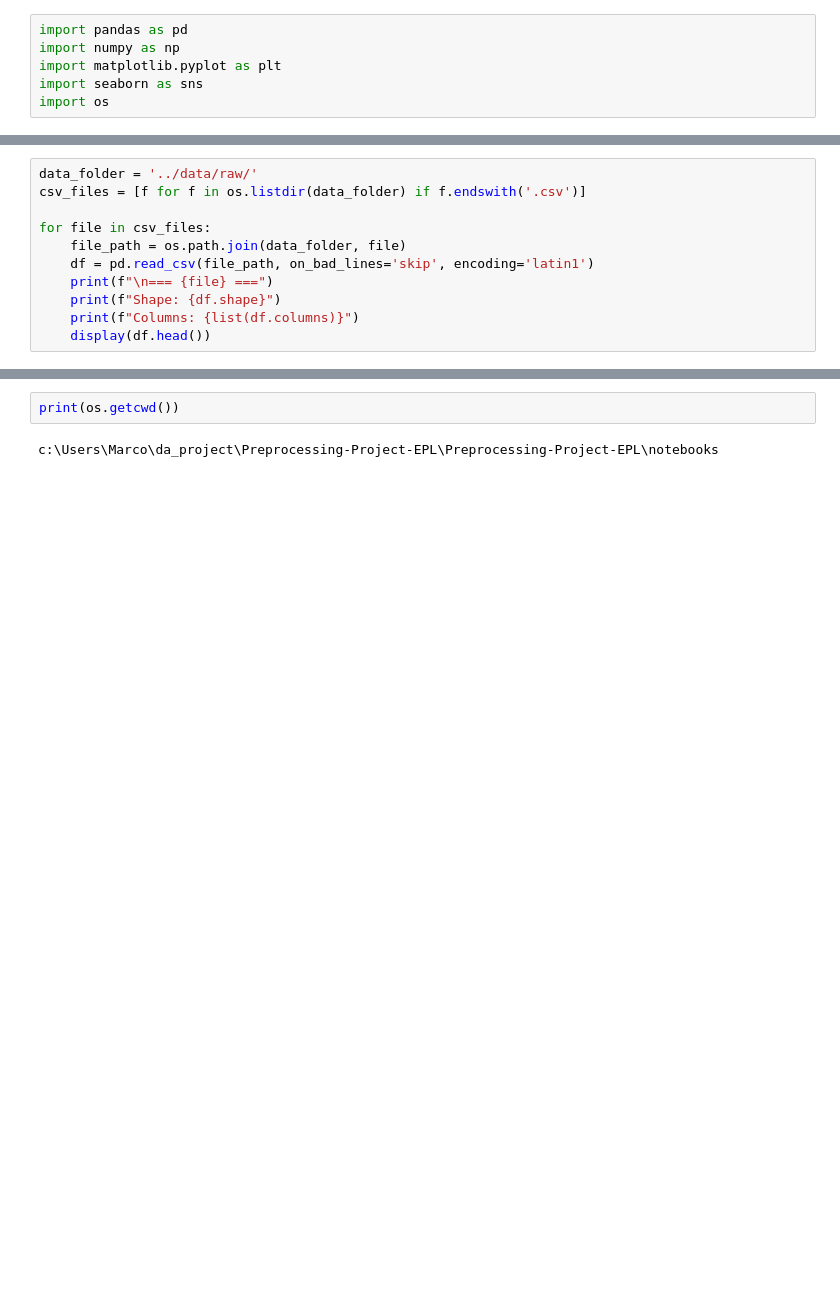
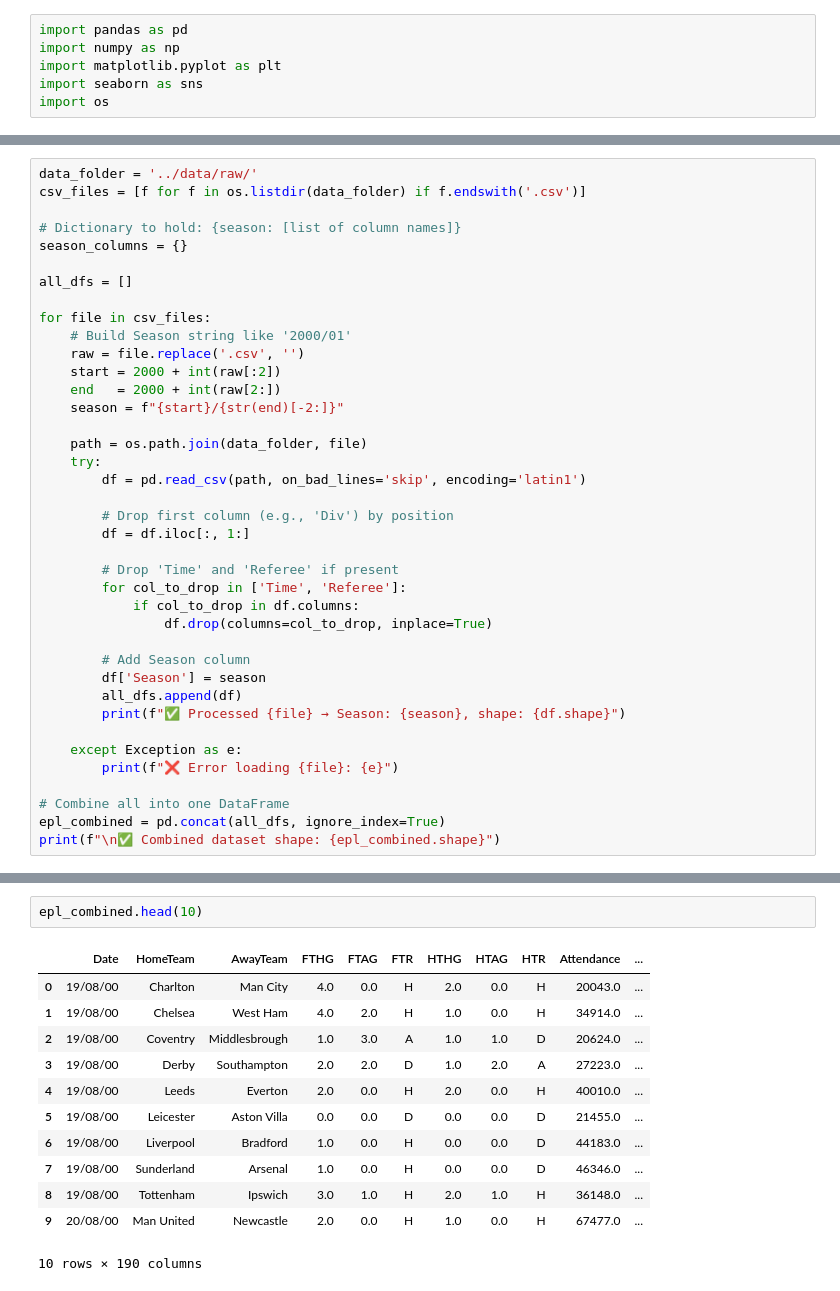
Before and after one commit to marcohuiii/Preprocessing-Project-EPL, a Jupyter notebook: notebooks/preprocessing.ipynb, the cells around one changed output, grey strips where cells are left out. Saved outputs shown, nothing was run; the diff lists cells and outputs as text; blank space fills up the shorter version.

Commit message:
Add preprocessing notebook

```diff
--- a/notebooks/preprocessing.ipynb
+++ b/notebooks/preprocessing.ipynb
@@ -14,11 +14,39 @@ import os
 data_folder = '../data/raw/'
 csv_files = [f for f in os.listdir(data_folder) if f.endswith('.csv')]
 
+# Dictionary to hold: {season: [list of column names]}
+season_columns = {}
+
+all_dfs = []
+
 for file in csv_files:
-    file_path = os.path.join(data_folder, file)
-    df = pd.read_csv(file_path, on_bad_lines='skip', encoding='latin1')
-    print(f"\n=== {file} ===")
-    print(f"Shape: {df.shape}")
-    print(f"Columns: {list(df.columns)}")
-    display(df.head())
+    # Build Season string like '2000/01'
+    raw = file.replace('.csv', '')
+    start = 2000 + int(raw[:2])
+    end   = 2000 + int(raw[2:])
+    season = f"{start}/{str(end)[-2:]}"
+
+    path = os.path.join(data_folder, file)
+    try:
+        df = pd.read_csv(path, on_bad_lines='skip', encoding='latin1')
+
+        # Drop first column (e.g., 'Div') by position
+        df = df.iloc[:, 1:]
+
+        # Drop 'Time' and 'Referee' if present
+        for col_to_drop in ['Time', 'Referee']:
+            if col_to_drop in df.columns:
+                df.drop(columns=col_to_drop, inplace=True)
+
+        # Add Season column
+        df['Season'] = season
+        all_dfs.append(df)
+        print(f"✅ Processed {file} → Season: {season}, shape: {df.shape}")
+
+    except Exception as e:
+        print(f"❌ Error loading {file}: {e}")
+
+# Combine all into one DataFrame
+epl_combined = pd.concat(all_dfs, ignore_index=True)
+print(f"\n✅ Combined dataset shape: {epl_combined.shape}")
 # %% [output]
@@ -66,4 +70,15 @@ Columns: ['Div', 'Date', 'HomeTeam', 'AwayTeam', 'FTHG', 'FTAG', 'FTR', 'HTHG',
-# %%
-print(os.getcwd())
-# %% [output]
-c:\Users\Marco\da_project\Preprocessing-Project-EPL\Preprocessing-Project-EPL\notebooks
+# %%
+epl_combined.head(10)
+# %% [output]
+|  | Date | HomeTeam | AwayTeam | FTHG | FTAG | FTR | HTHG | HTAG | HTR | Attendance | ... |
+| 0 | 19/08/00 | Charlton | Man City | 4.0 | 0.0 | H | 2.0 | 0.0 | H | 20043.0 | ... |
+| 1 | 19/08/00 | Chelsea | West Ham | 4.0 | 2.0 | H | 1.0 | 0.0 | H | 34914.0 | ... |
+| 2 | 19/08/00 | Coventry | Middlesbrough | 1.0 | 3.0 | A | 1.0 | 1.0 | D | 20624.0 | ... |
+| 3 | 19/08/00 | Derby | Southampton | 2.0 | 2.0 | D | 1.0 | 2.0 | A | 27223.0 | ... |
+| 4 | 19/08/00 | Leeds | Everton | 2.0 | 0.0 | H | 2.0 | 0.0 | H | 40010.0 | ... |
+| 5 | 19/08/00 | Leicester | Aston Villa | 0.0 | 0.0 | D | 0.0 | 0.0 | D | 21455.0 | ... |
+| 6 | 19/08/00 | Liverpool | Bradford | 1.0 | 0.0 | H | 0.0 | 0.0 | D | 44183.0 | ... |
+| 7 | 19/08/00 | Sunderland | Arsenal | 1.0 | 0.0 | H | 0.0 | 0.0 | D | 46346.0 | ... |
+| 8 | 19/08/00 | Tottenham | Ipswich | 3.0 | 1.0 | H | 2.0 | 1.0 | H | 36148.0 | ... |
+| 9 | 20/08/00 | Man United | Newcastle | 2.0 | 0.0 | H | 1.0 | 0.0 | H | 67477.0 | ... |
+10 rows × 190 columns
```
Also changed, not shown: parts of 23 cells of this notebook.
